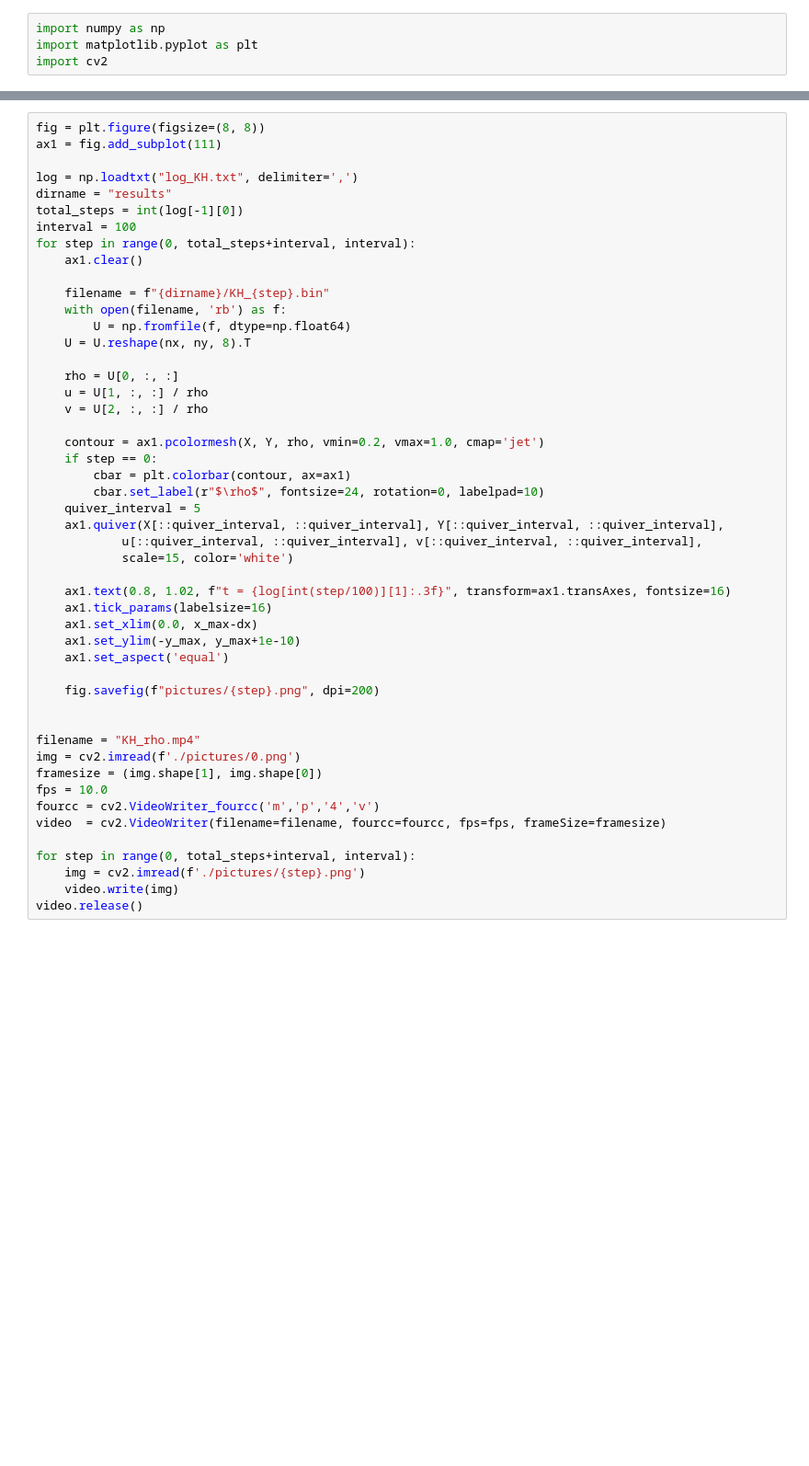
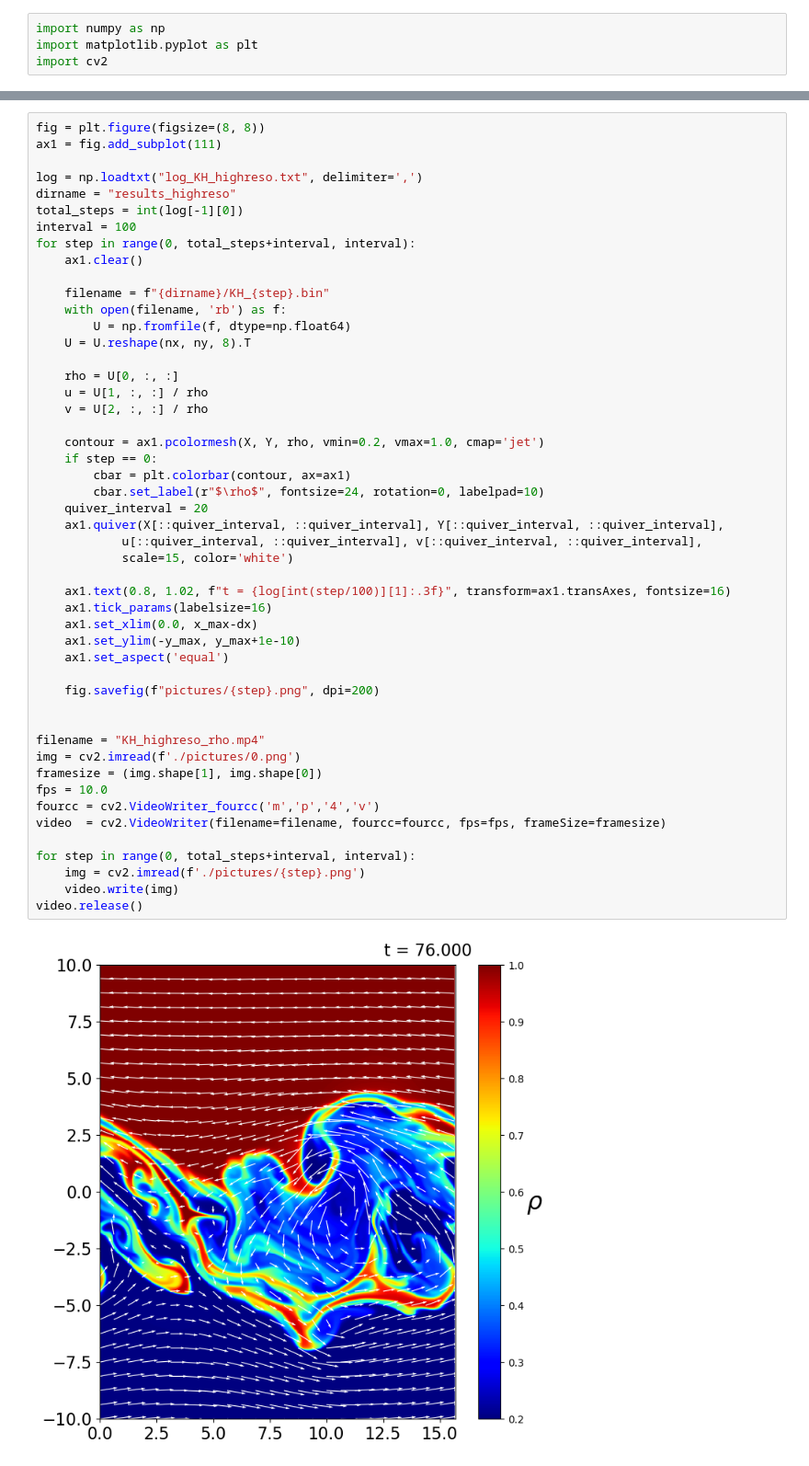
Before and after one commit to keita-akutagawa/IdealMHD_GPU, a Jupyter notebook: examples_2D/KH/KH.ipynb, the cells around one changed output, grey strips where cells are left out. Shown at 92% size. Drawn from its saved outputs; the diff is of its cells as text; blank space fills up the shorter version.

```diff
--- a/examples_2D/KH/KH.ipynb
+++ b/examples_2D/KH/KH.ipynb
@@ -60,8 +60,8 @@ ax1.set_aspect('equal')
 fig = plt.figure(figsize=(8, 8))
 ax1 = fig.add_subplot(111)
 
-log = np.loadtxt("log_KH.txt", delimiter=',')
-dirname = "results"
+log = np.loadtxt("log_KH_highreso.txt", delimiter=',')
+dirname = "results_highreso"
 total_steps = int(log[-1][0])
 interval = 100
 for step in range(0, total_steps+interval, interval):
@@ -76,32 +76,34 @@ for step in range(0, total_steps+interval, interval):
     u = U[1, :, :] / rho
     v = U[2, :, :] / rho
 
     contour = ax1.pcolormesh(X, Y, rho, vmin=0.2, vmax=1.0, cmap='jet')
     if step == 0:
         cbar = plt.colorbar(contour, ax=ax1)
         cbar.set_label(r"$\rho$", fontsize=24, rotation=0, labelpad=10)
-    quiver_interval = 5
+    quiver_interval = 20
     ax1.quiver(X[::quiver_interval, ::quiver_interval], Y[::quiver_interval, ::quiver_interval],
             u[::quiver_interval, ::quiver_interval], v[::quiver_interval, ::quiver_interval],
             scale=15, color='white')
 
     ax1.text(0.8, 1.02, f"t = {log[int(step/100)][1]:.3f}", transform=ax1.transAxes, fontsize=16)
     ax1.tick_params(labelsize=16)
     ax1.set_xlim(0.0, x_max-dx)
     ax1.set_ylim(-y_max, y_max+1e-10)
     ax1.set_aspect('equal')
 
     fig.savefig(f"pictures/{step}.png", dpi=200)
 
 
-filename = "KH_rho.mp4"
+filename = "KH_highreso_rho.mp4"
 img = cv2.imread(f'./pictures/0.png')
 framesize = (img.shape[1], img.shape[0])
 fps = 10.0
 fourcc = cv2.VideoWriter_fourcc('m','p','4','v')
 video  = cv2.VideoWriter(filename=filename, fourcc=fourcc, fps=fps, frameSize=framesize)
 
 for step in range(0, total_steps+interval, interval):
     img = cv2.imread(f'./pictures/{step}.png')
     video.write(img)
 video.release()
+# %% [output]
+[figure, added]
```
Also changed, not shown: parts of 2 cells of this notebook, 1 other file.
